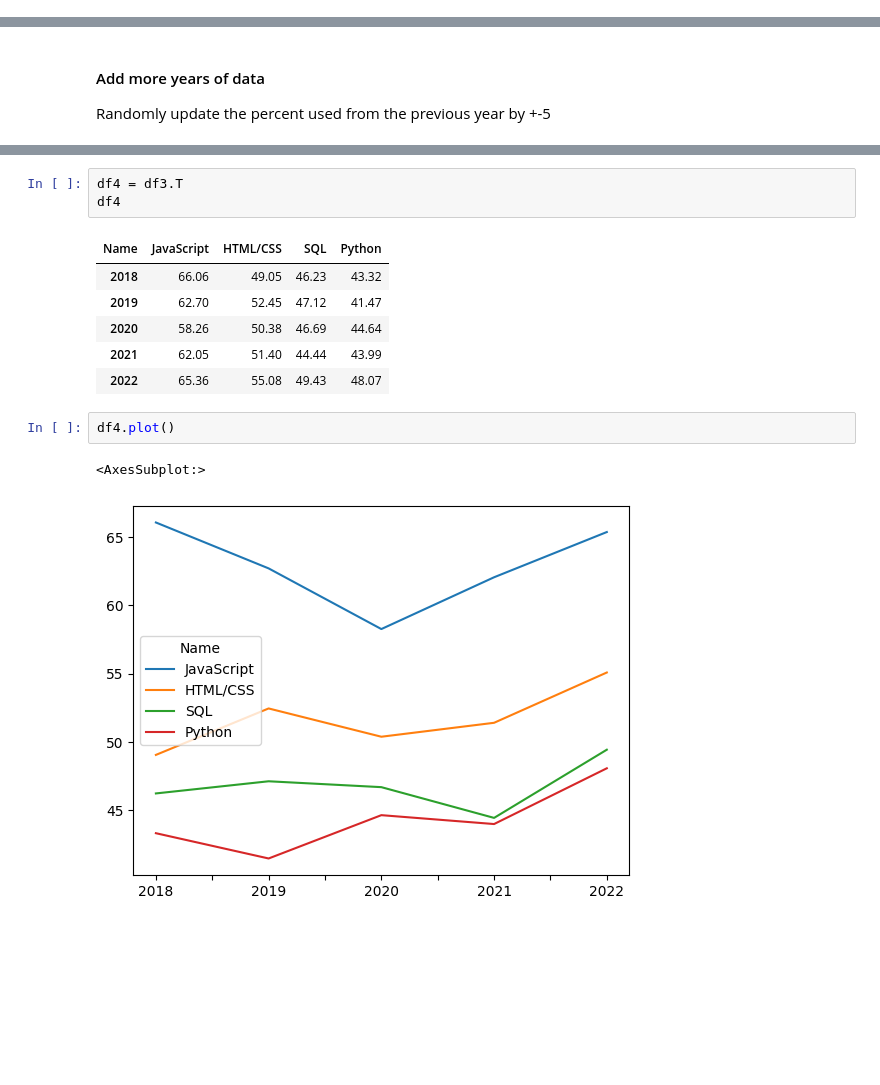
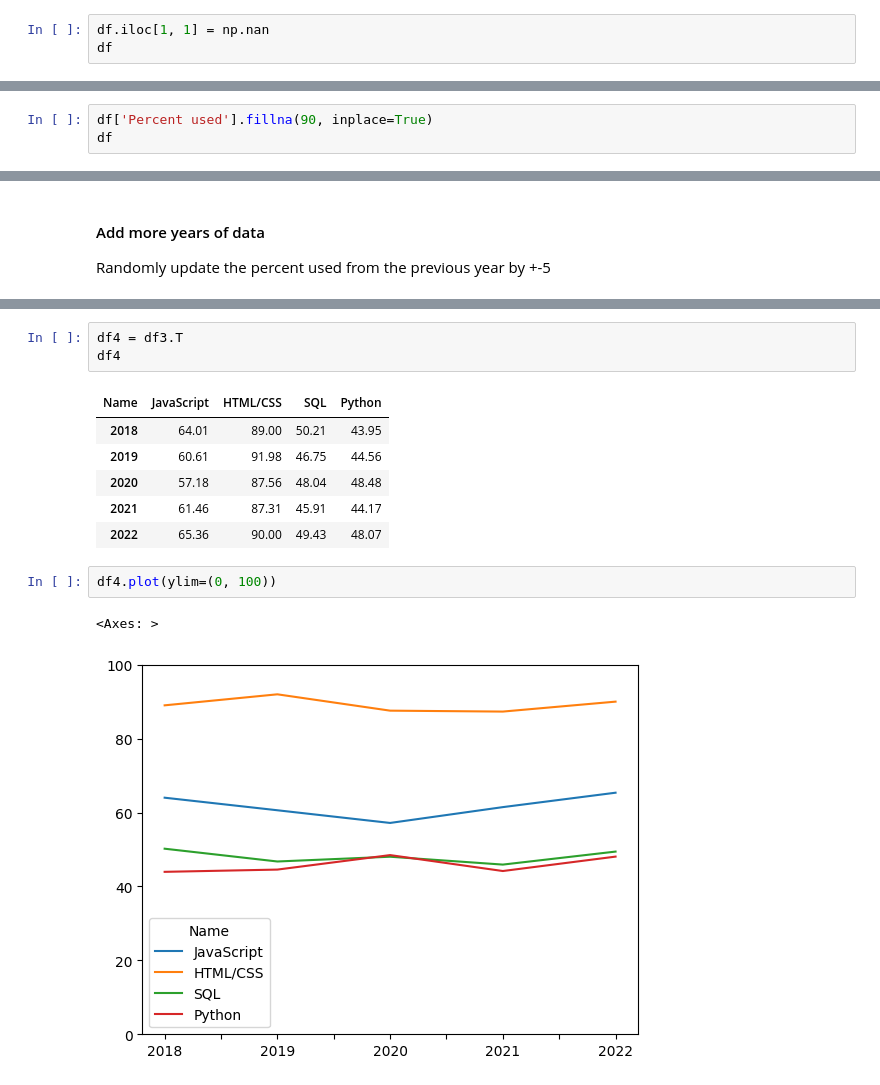
Before and after one commit to ariannedee/python-data-structures, a Jupyter notebook: examples/ex_21_pandas_dataframe.ipynb, the cells around one changed output, grey strips where cells are left out. Drawn from its saved outputs; the diff is of its cells as text; blank space fills up the shorter version.

```diff
--- a/examples/ex_21_pandas_dataframe.ipynb
+++ b/examples/ex_21_pandas_dataframe.ipynb
@@ -179,3 +179,6 @@ df[df['Percent used'] > 50]
 |  | Name | Percent used | Percent not used |
 | 100 | JavaScript | 65.36 | 34.64 |
 | 101 | HTML/CSS | 55.08 | 44.92 |
+# %%
+df.iloc[1, 1] = np.nan
+df
@@ -181,0 +191,3 @@ df[df['Percent used'] > 50]
+# %%
+df['Percent used'].fillna(90, inplace=True)
+df
@@ -266,13 +284,13 @@ df4 = df3.T
 df4
 # %% [output]
 | Name | JavaScript | HTML/CSS | SQL | Python |
-| 2018 | 66.06 | 49.05 | 46.23 | 43.32 |
-| 2019 | 62.70 | 52.45 | 47.12 | 41.47 |
-| 2020 | 58.26 | 50.38 | 46.69 | 44.64 |
-| 2021 | 62.05 | 51.40 | 44.44 | 43.99 |
-| 2022 | 65.36 | 55.08 | 49.43 | 48.07 |
+| 2018 | 64.01 | 89.00 | 50.21 | 43.95 |
+| 2019 | 60.61 | 91.98 | 46.75 | 44.56 |
+| 2020 | 57.18 | 87.56 | 48.04 | 48.48 |
+| 2021 | 61.46 | 87.31 | 45.91 | 44.17 |
+| 2022 | 65.36 | 90.00 | 49.43 | 48.07 |
 # %%
-df4.plot()
+df4.plot(ylim=(0, 100))
 # %% [output]
-<AxesSubplot:>
+<Axes: >
-[figure, old version]
+[figure, new version]
```
Also changed, not shown: parts of 9 cells of this notebook, 6 other files.
